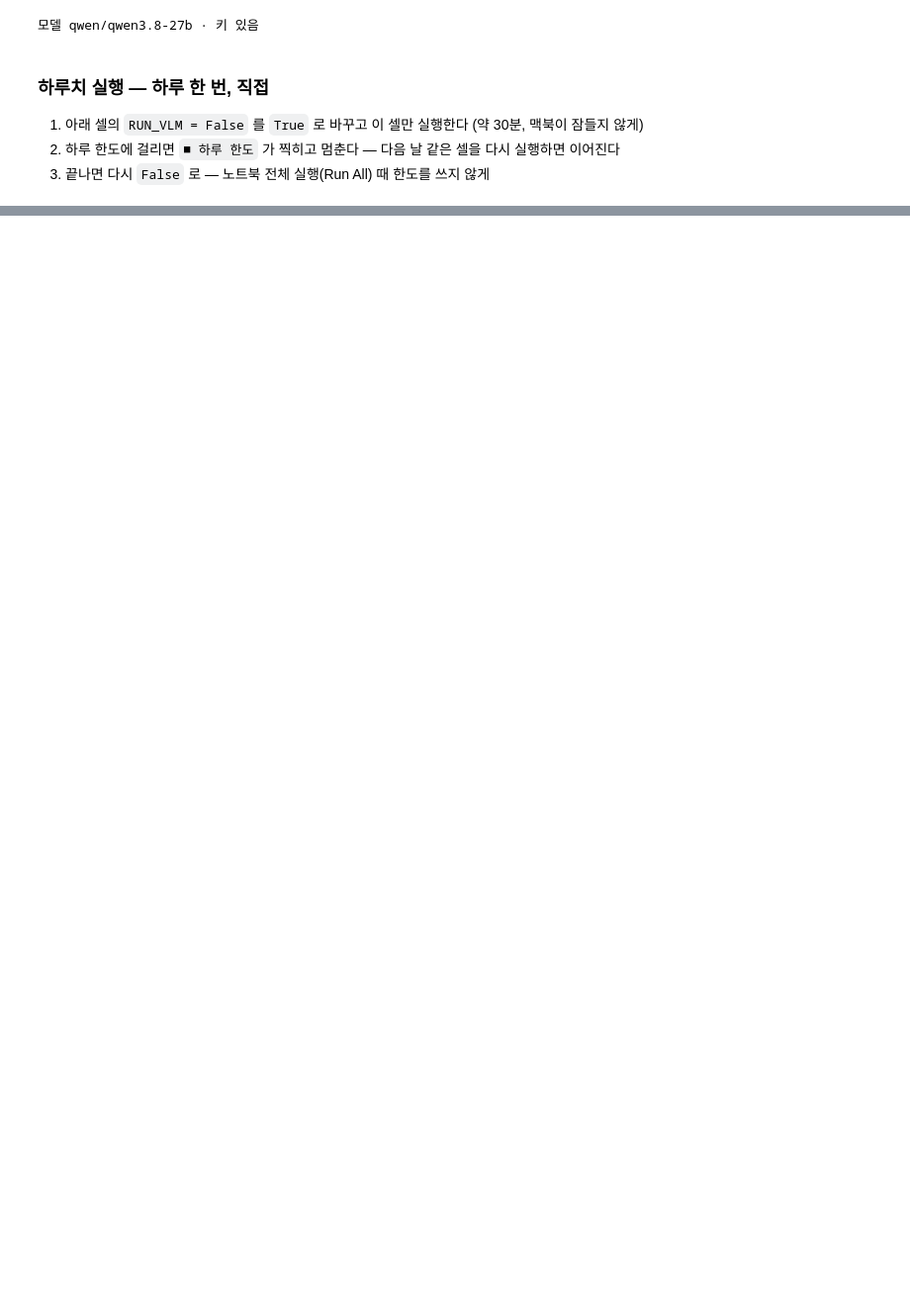
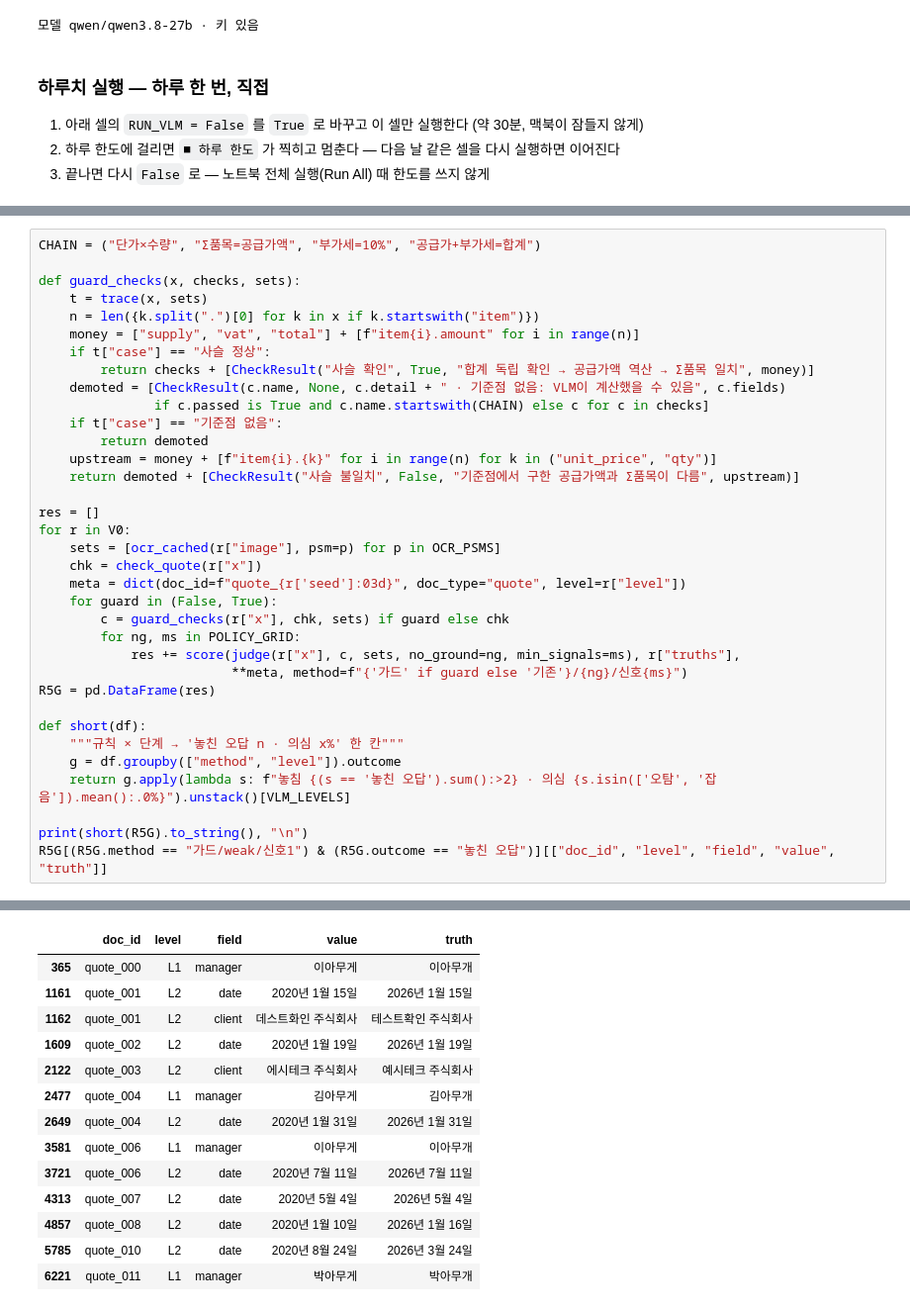
Before and after one commit to songwookun/img-vlm-extractor, a Jupyter notebook: notebooks/02_role_split.ipynb, the cells around one changed output, grey strips where cells are left out. Shown at 99% size. Cells and saved outputs as stored; diff of their text form; blank space fills up the shorter version.

```diff
--- a/notebooks/02_role_split.ipynb
+++ b/notebooks/02_role_split.ipynb
@@ -953,0 +1212,36 @@ V0: 남은 90건 · 캐시 0건
+# %%
+CHAIN = ("단가×수량", "Σ품목=공급가액", "부가세=10%", "공급가+부가세=합계")
+
+def guard_checks(x, checks, sets):
+    t = trace(x, sets)
+    n = len({k.split(".")[0] for k in x if k.startswith("item")})
+    money = ["supply", "vat", "total"] + [f"item{i}.amount" for i in range(n)]
+    if t["case"] == "사슬 정상":
+        return checks + [CheckResult("사슬 확인", True, "합계 독립 확인 → 공급가액 역산 → Σ품목 일치", money)]
+    demoted = [CheckResult(c.name, None, c.detail + " · 기준점 없음: VLM이 계산했을 수 있음", c.fields)
+               if c.passed is True and c.name.startswith(CHAIN) else c for c in checks]
+    if t["case"] == "기준점 없음":
+        return demoted
+    upstream = money + [f"item{i}.{k}" for i in range(n) for k in ("unit_price", "qty")]
+    return demoted + [CheckResult("사슬 불일치", False, "기준점에서 구한 공급가액과 Σ품목이 다름", upstream)]
+
+res = []
+for r in V0:
+    sets = [ocr_cached(r["image"], psm=p) for p in OCR_PSMS]
+    chk = check_quote(r["x"])
+    meta = dict(doc_id=f"quote_{r['seed']:03d}", doc_type="quote", level=r["level"])
+    for guard in (False, True):
+        c = guard_checks(r["x"], chk, sets) if guard else chk
+        for ng, ms in POLICY_GRID:
+            res += score(judge(r["x"], c, sets, no_ground=ng, min_signals=ms), r["truths"],
+                         **meta, method=f"{'가드' if guard else '기존'}/{ng}/신호{ms}")
+R5G = pd.DataFrame(res)
+
+def short(df):
+    """규칙 × 단계 → '놓친 오답 n · 의심 x%' 한 칸"""
+    g = df.groupby(["method", "level"]).outcome
+    return g.apply(lambda s: f"놓침 {(s == '놓친 오답').sum():>2} · 의심 {s.isin(['오탐', '잡음']).mean():.0%}").unstack()[VLM_LEVELS]
+
+print(short(R5G).to_string(), "\n")
+R5G[(R5G.method == "가드/weak/신호1") & (R5G.outcome == "놓친 오답")][["doc_id", "level", "field", "value", "truth"]]
+# %% [output]
@@ -953,0 +1258,14 @@ V0: 남은 90건 · 캐시 0건
+|  | doc_id | level | field | value | truth |
+| 365 | quote_000 | L1 | manager | 이아무게 | 이아무개 |
+| 1161 | quote_001 | L2 | date | 2020년 1월 15일 | 2026년 1월 15일 |
+| 1162 | quote_001 | L2 | client | 데스트화인 주식회사 | 테스트확인 주식회사 |
+| 1609 | quote_002 | L2 | date | 2020년 1월 19일 | 2026년 1월 19일 |
+| 2122 | quote_003 | L2 | client | 에시테크 주식회사 | 예시테크 주식회사 |
+| 2477 | quote_004 | L1 | manager | 김아무게 | 김아무개 |
+| 2649 | quote_004 | L2 | date | 2020년 1월 31일 | 2026년 1월 31일 |
+| 3581 | quote_006 | L1 | manager | 이아무게 | 이아무개 |
+| 3721 | quote_006 | L2 | date | 2020년 7월 11일 | 2026년 7월 11일 |
+| 4313 | quote_007 | L2 | date | 2020년 5월 4일 | 2026년 5월 4일 |
+| 4857 | quote_008 | L2 | date | 2020년 1월 10일 | 2026년 1월 16일 |
+| 5785 | quote_010 | L2 | date | 2020년 8월 24일 | 2026년 3월 24일 |
+| 6221 | quote_011 | L1 | manager | 박아무게 | 박아무개 |
```
Also changed, not shown: parts of 16 cells of this notebook, 1 other file.
